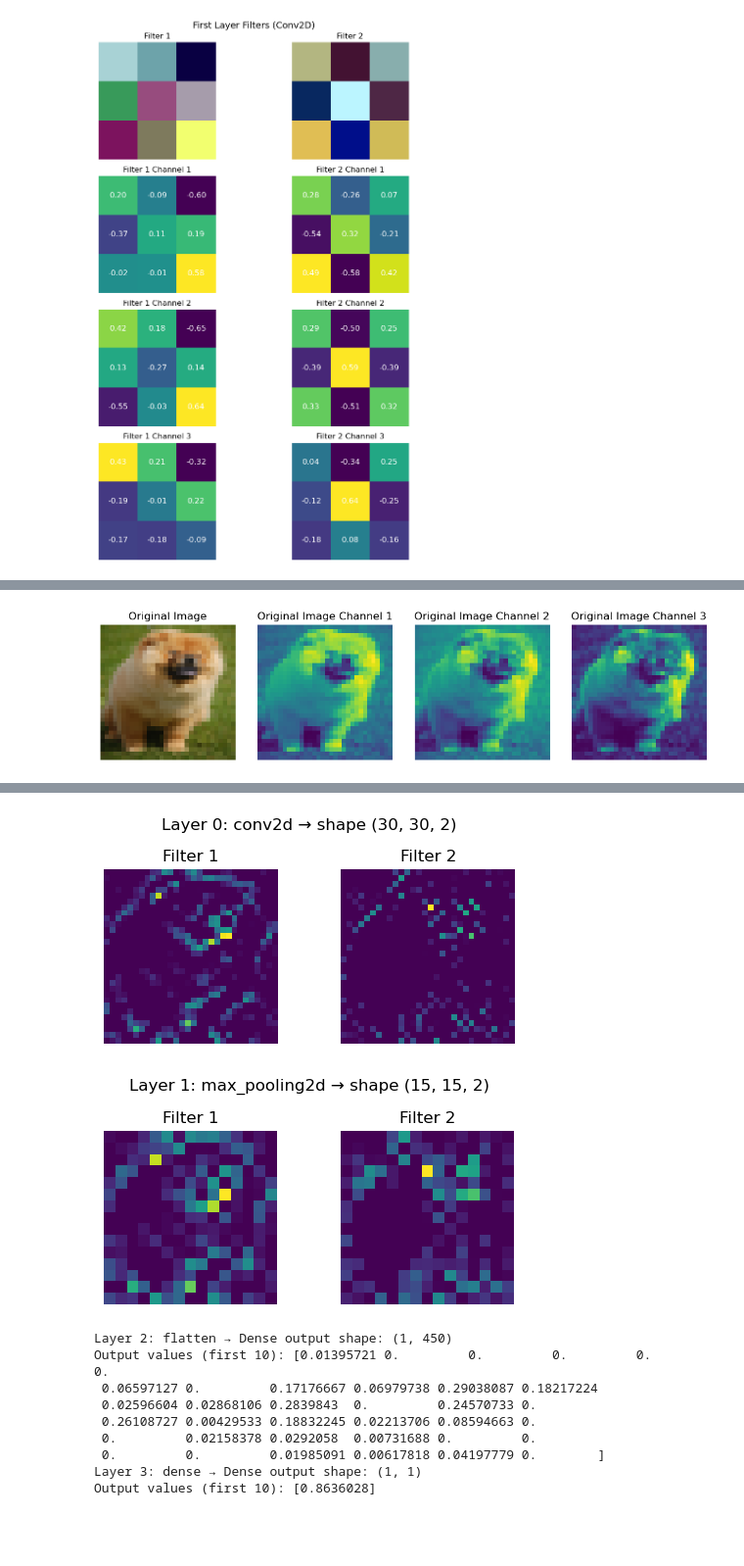
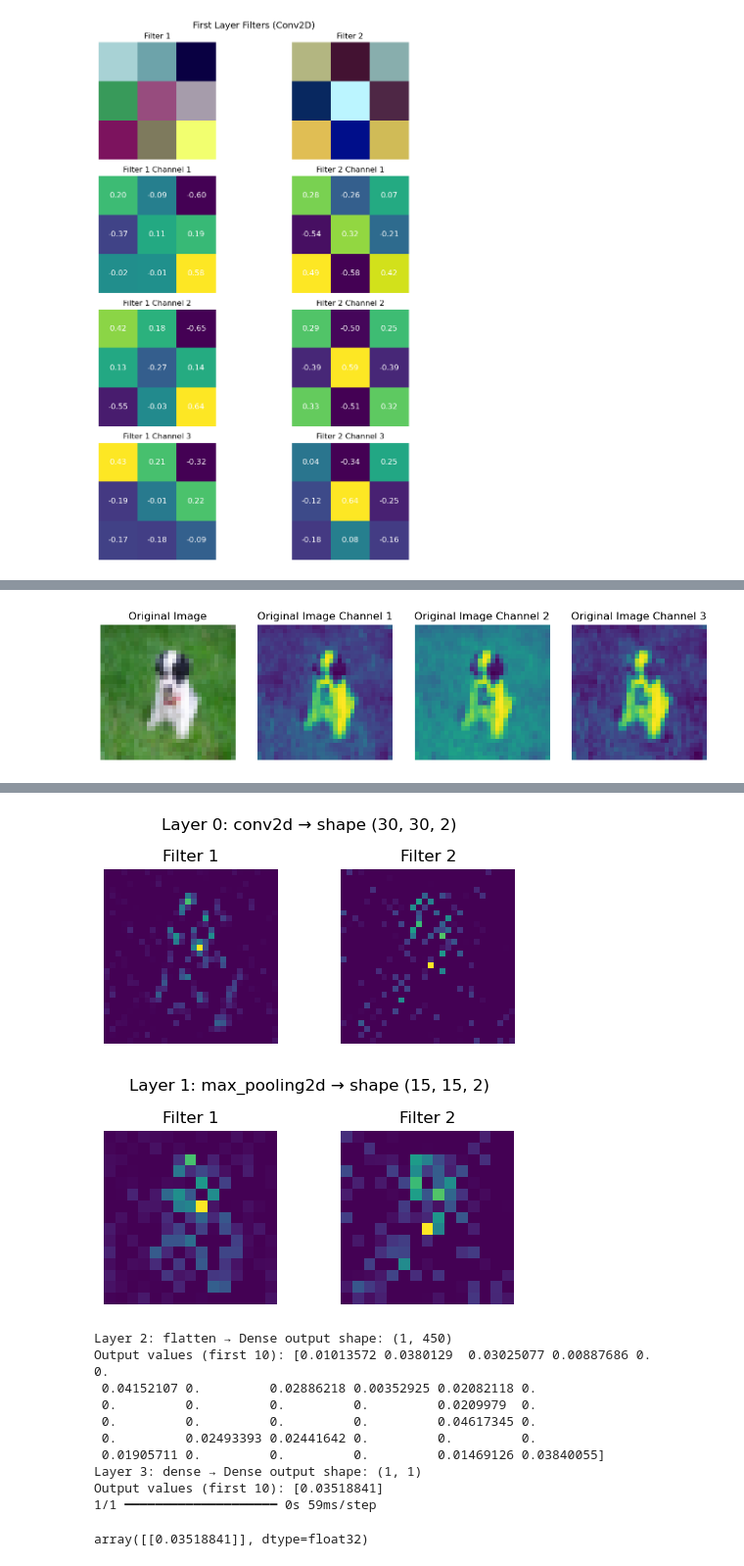
Before and after one commit to AkramAki/cinic10-source-classifier, a Jupyter notebook: notebooks/MinimlModel_Evaluate.ipynb, the cells around one changed output, grey strips where cells are left out. Shown at 98% size. Saved outputs shown, nothing was run; the diff lists cells and outputs as text; code cells hidden in the pictures; blank space fills up the shorter version.

Commit message:
Used the last two commit features inside notebooks to understand the model better

```diff
--- a/notebooks/MinimlModel_Evaluate.ipynb
+++ b/notebooks/MinimlModel_Evaluate.ipynb
@@ -179,7 +208,7 @@ def from_DataFrame_get_subDataFrame_of_category(df, category):
 category = "dog"
 picture_count = 8
 start_idx_cifar = 8
-start_idx_imagenet = 64
+start_idx_imagenet = 32
 fig, axs = plt.subplots(2, picture_count, figsize=(14, 5))
 
 # Filter sub-DataFrames
@@ -193,7 +222,7 @@ imagenet_images = test_gen.return_Img_by_Index(imagenet_sub_df["index"][start_id
 # CIFAR-10 (top row)
 for i in range(picture_count):
     img = cifar_images[i]
-    row = cifar_sub_df.iloc[i]
+    row = cifar_sub_df.iloc[start_idx_cifar+i]
     title = f"CIFAR\nTrue: {int(row['y_true'])}, Pred: {row['prediction']:.2f}"
     axs[0, i].imshow(img)
     axs[0, i].set_title(title)
@@ -202,7 +231,7 @@ for i in range(picture_count):
 # ImageNet (bottom row)
 for i in range(picture_count):
     img = imagenet_images[i]
-    row = imagenet_sub_df.iloc[i]
+    row = imagenet_sub_df.iloc[start_idx_imagenet+i]
     title = f"ImageNet\nTrue: {int(row['y_true'])}, Pred: {row['prediction']:.2f}"
     axs[1, i].imshow(img)
     axs[1, i].set_title(title)
@@ -215,0 +245,36 @@ plt.show()
+# %%
+category = "dog"
+picture_count = 8
+start_idx_cifar = 8
+start_idx_imagenet = 32
+fig, axs = plt.subplots(2, picture_count, figsize=(14, 5))
+
+# Filter sub-DataFrames
+cifar_sub_df = from_DataFrame_get_subDataFrame_of_category(df_cifar, category)
+imagenet_sub_df = from_DataFrame_get_subDataFrame_of_category(df_imagenet, category)
+
+# Get images by index
+cifar_images = test_gen.return_Img_by_Index(cifar_sub_df["index"][start_idx_cifar:picture_count+start_idx_cifar], rescaled=True)
+imagenet_images = test_gen.return_Img_by_Index(imagenet_sub_df["index"][start_idx_imagenet:picture_count+start_idx_imagenet], rescaled=True)
+
+# CIFAR-10 (top row)
+for i in range(picture_count):
+    img = cifar_images[i]
+    row = cifar_sub_df.iloc[start_idx_cifar+i]
+    title = f"CIFAR\nTrue: {int(row['y_true'])}, Pred: {row['rescaled_prediction']:.2f}"
+    axs[0, i].imshow(img)
+    axs[0, i].set_title(title)
+    axs[0, i].axis("off")
+
+# ImageNet (bottom row)
+for i in range(picture_count):
+    img = imagenet_images[i]
+    row = imagenet_sub_df.iloc[start_idx_imagenet+i]
+    title = f"ImageNet\nTrue: {int(row['y_true'])}, Pred: {row['rescaled_prediction']:.2f}"
+    axs[1, i].imshow(img)
+    axs[1, i].set_title(title)
+    axs[1, i].axis("off")
+
+plt.tight_layout()
+plt.suptitle(f"First 5 '{category}' Rescaled Images per Source with Predictions", y=1.08, fontsize=16)
+plt.show()
@@ -347,5 +414,6 @@ Output values (first 10): [0.01246968]
 # %%
-img = imagenet_images[4]
+img = imagenet_images[-1]
 visualize_activations(model, img, max_filters=5)
+model.predict(np.expand_dims(img, axis=0))
 # %% [output]
-[figure, old version]
+[figure, new version]
@@ -354,11 +421,13 @@ WARNING:tensorflow:5 out of the last 1410 calls to <function TensorFlowTrainer.m
-[figure, old version]
+[figure, new version]
-[figure, old version]
+[figure, new version]
 Layer 2: flatten → Dense output shape: (1, 450)
-Output values (first 10): [0.01395721 0.         0.         0.         0.         0.
- 0.06597127 0.         0.17176667 0.06979738 0.29038087 0.18217224
- 0.02596604 0.02868106 0.2839843  0.         0.24570733 0.
- 0.26108727 0.00429533 0.18832245 0.02213706 0.08594663 0.
- 0.         0.02158378 0.0292058  0.00731688 0.         0.
- 0.         0.         0.01985091 0.00617818 0.04197779 0.        ]
+Output values (first 10): [0.01013572 0.0380129  0.03025077 0.00887686 0.         0.
+ 0.04152107 0.         0.02886218 0.00352925 0.02082118 0.
+ 0.         0.         0.         0.         0.0209979  0.
+ 0.         0.         0.         0.         0.04617345 0.
+ 0.         0.02493393 0.02441642 0.         0.         0.
+ 0.01905711 0.         0.         0.         0.01469126 0.03840055]
 Layer 3: dense → Dense output shape: (1, 1)
-Output values (first 10): [0.8636028]
+Output values (first 10): [0.03518841]
+1/1 ━━━━━━━━━━━━━━━━━━━━ 0s 59ms/step
+array([[0.03518841]], dtype=float32)
```
Also changed, not shown: parts of 11 cells of this notebook, 3 other files.
